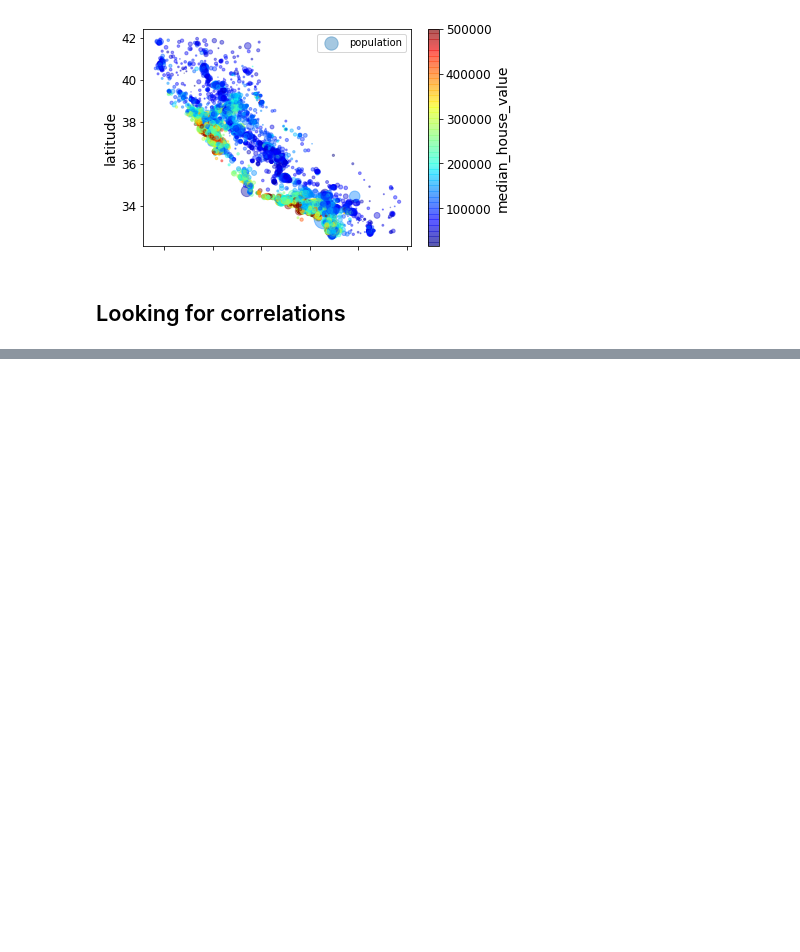
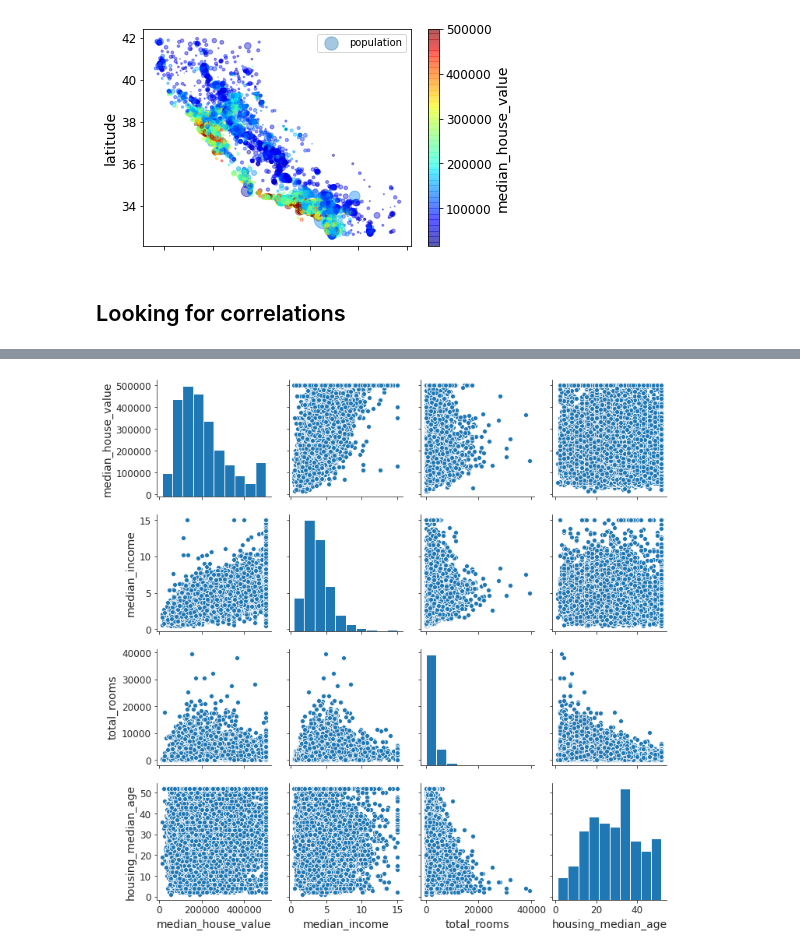
Before and after one commit to adriancervero/handson-ml, a Jupyter notebook: ch2/housing.ipynb, the cells around one changed output, grey strips where cells are left out. Cells and saved outputs as stored; diff of their text form; code cells hidden in the pictures; blank space fills up the shorter version.

```diff
--- a/ch2/housing.ipynb
+++ b/ch2/housing.ipynb
@@ -186,0 +211,5 @@ plt.legend();
+# %%
+# Seaborn
+sns.pairplot(housing[attributes]);
+# %% [output]
+[figure, added]
```
Also changed, not shown: parts of 41 cells of this notebook.
